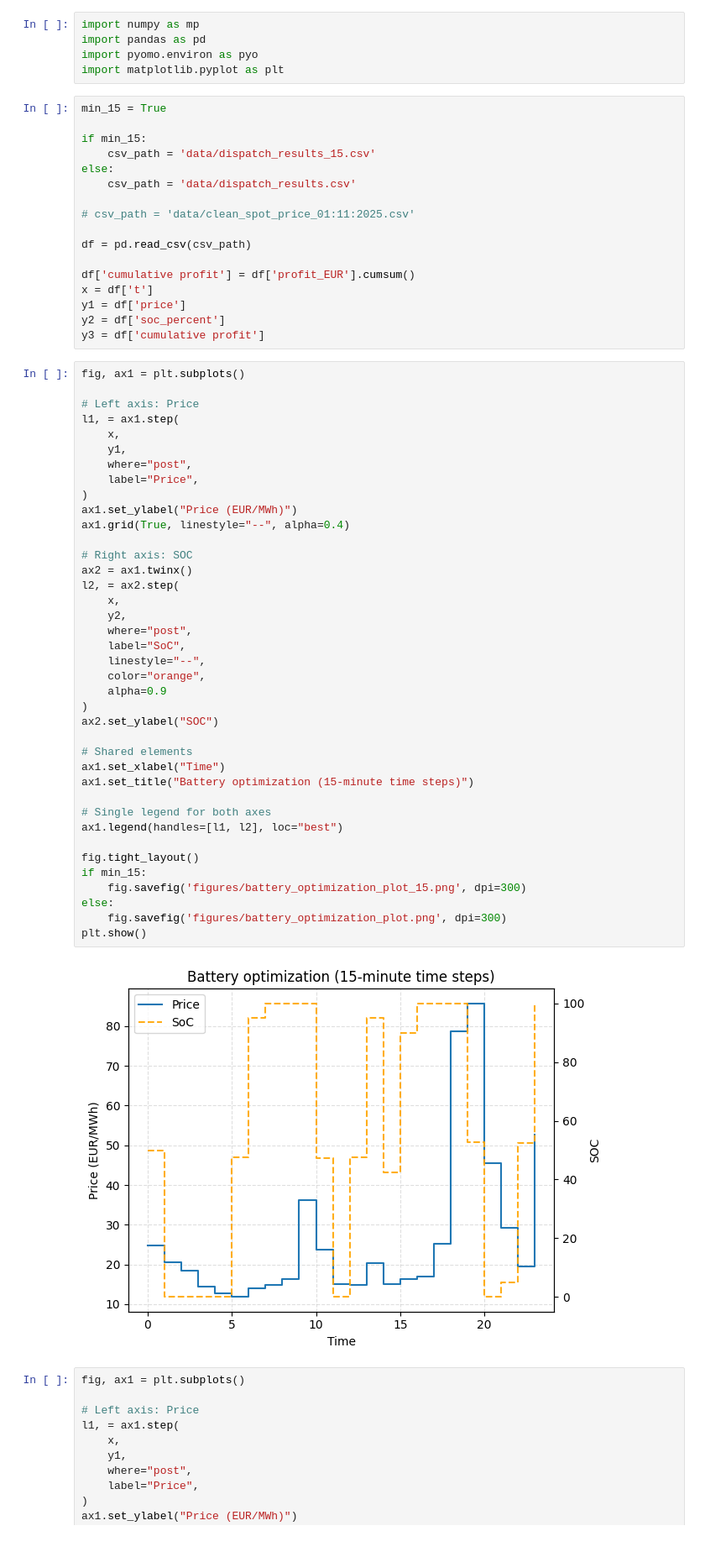
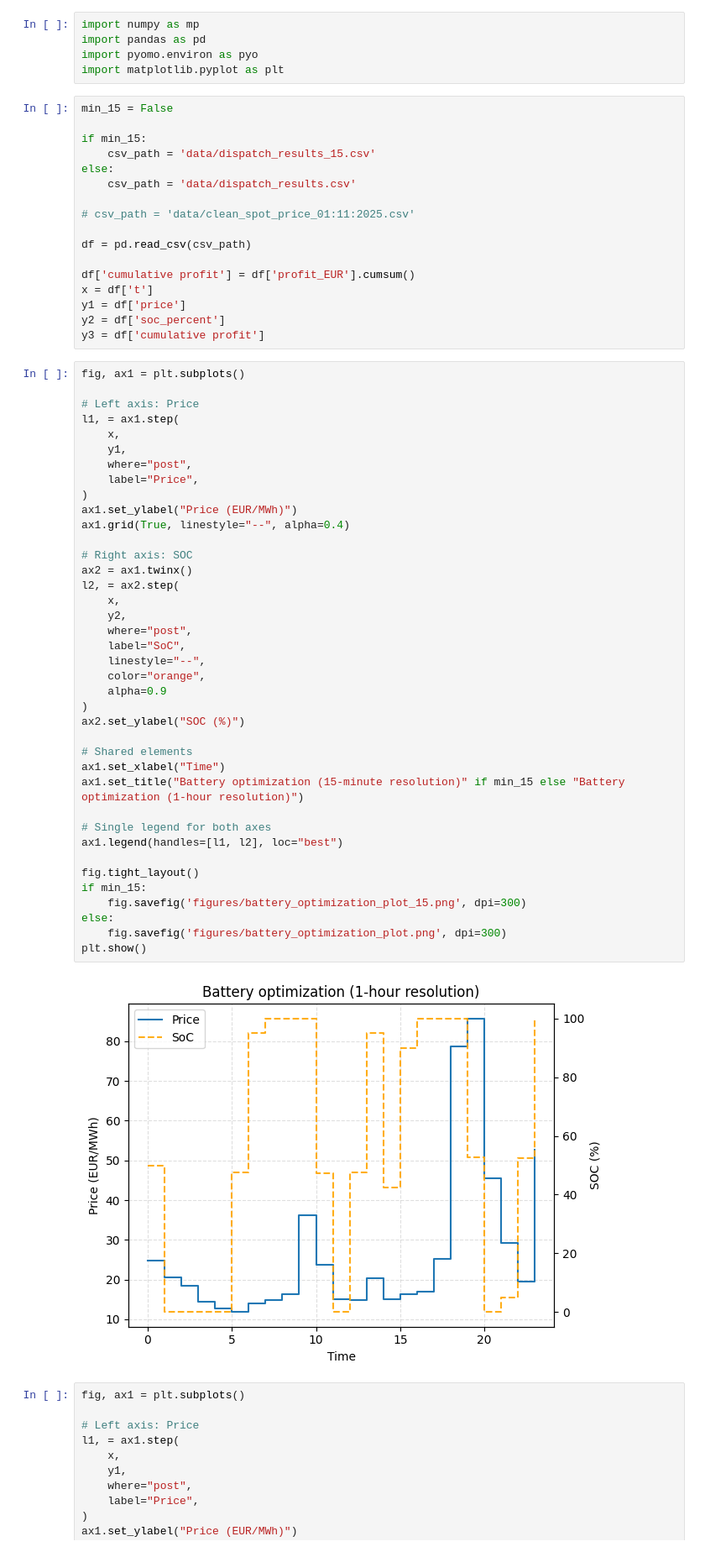
Before and after one commit to PierreG25/Battery-Optimization, a Jupyter notebook: visualization.ipynb, the cells around one changed output. Shown at 84% size. Saved outputs shown, nothing was run; the diff lists cells and outputs as text.

Commit message:
readme figures 5

```diff
--- a/visualization.ipynb
+++ b/visualization.ipynb
@@ -4,7 +4,7 @@ import pandas as pd
 import pyomo.environ as pyo
 import matplotlib.pyplot as plt
 # %%
-min_15 = True
+min_15 = False
 
 if min_15:
     csv_path = 'data/dispatch_results_15.csv'
@@ -31,36 +31,36 @@ l1, = ax1.step(
     label="Price",
 )
 ax1.set_ylabel("Price (EUR/MWh)")
 ax1.grid(True, linestyle="--", alpha=0.4)
 
 # Right axis: SOC
 ax2 = ax1.twinx()
 l2, = ax2.step(
     x,
     y2,
     where="post",
     label="SoC",
     linestyle="--",
     color="orange",
     alpha=0.9
 )
-ax2.set_ylabel("SOC")
+ax2.set_ylabel("SOC (%)")
 
 # Shared elements
 ax1.set_xlabel("Time")
-ax1.set_title("Battery optimization (15-minute time steps)")
+ax1.set_title("Battery optimization (15-minute resolution)" if min_15 else "Battery optimization (1-hour resolution)")
 
 # Single legend for both axes
 ax1.legend(handles=[l1, l2], loc="best")
 
 fig.tight_layout()
 if min_15:
     fig.savefig('figures/battery_optimization_plot_15.png', dpi=300)
 else:
     fig.savefig('figures/battery_optimization_plot.png', dpi=300)
 plt.show()
 # %% [output]
-[figure, old version]
+[figure, new version]
 # %%
 fig, ax1 = plt.subplots()
 
```
Also changed, not shown: 1 other file.
